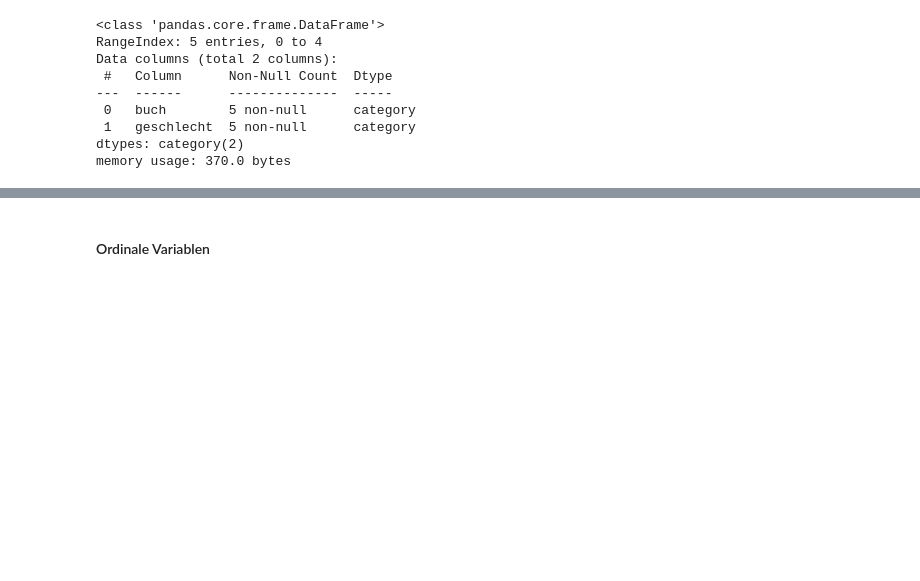
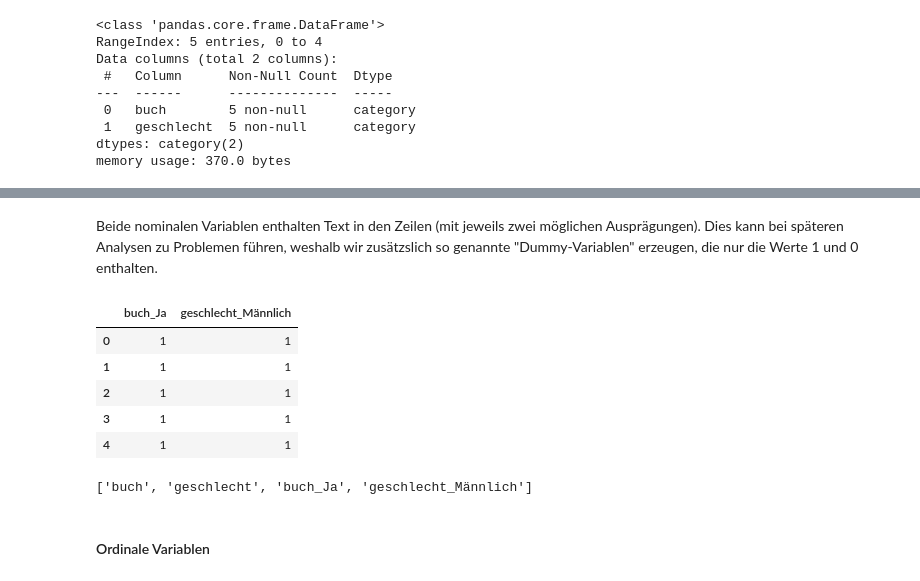
Before and after one commit to kirenz/umfrage, a Jupyter notebook: notebooks/01-data-preparation.ipynb, the cells around one changed output, grey strips where cells are left out. Drawn from its saved outputs; the diff is of its cells as text; code cells hidden in the pictures; blank space fills up the shorter version.

```diff
--- a/notebooks/01-data-preparation.ipynb
+++ b/notebooks/01-data-preparation.ipynb
@@ -133,0 +143,12 @@ memory usage: 370.0 bytes
+# %% [markdown]
+Beide nominalen Variablen enthalten Text in den Zeilen (mit jeweils zwei möglichen Ausprägungen). Dies kann bei späteren Analysen zu Problemen führen, weshalb wir zusätzslich so genannte "Dummy-Variablen" erzeugen, die nur die Werte 1 und 0 enthalten.
+# %%
+dummy_nominal = pd.get_dummies(df[list_nominal]).astype('category')
+dummy_nominal
+# %% [output]
+|  | buch_Ja | geschlecht_Männlich |
+| 0 | 1 | 1 |
+| 1 | 1 | 1 |
+| 2 | 1 | 1 |
+| 3 | 1 | 1 |
+| 4 | 1 | 1 |
@@ -134,3 +163,7 @@ memory usage: 370.0 bytes
+# %%
+list_nominal
+# %% [output]
+['buch', 'geschlecht', 'buch_Ja', 'geschlecht_Männlich']
 # %% [markdown]
 #### Ordinale Variablen
 # %% [markdown]
```
Also changed, not shown: parts of 4 cells of this notebook.
